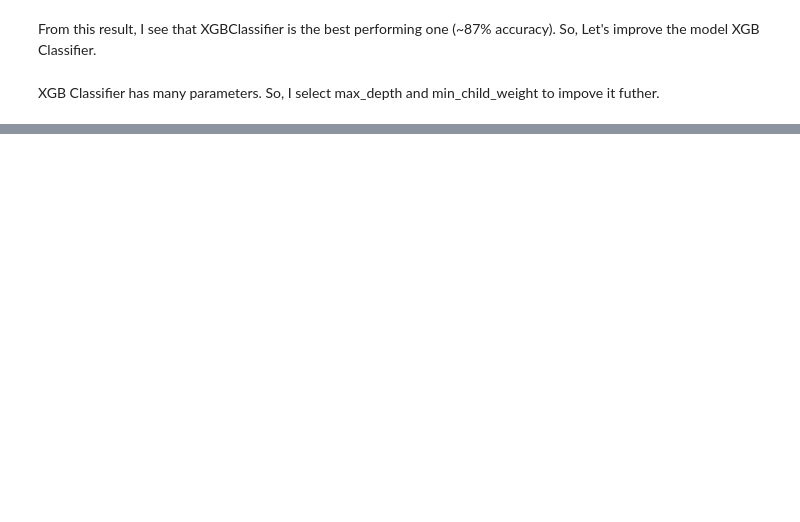
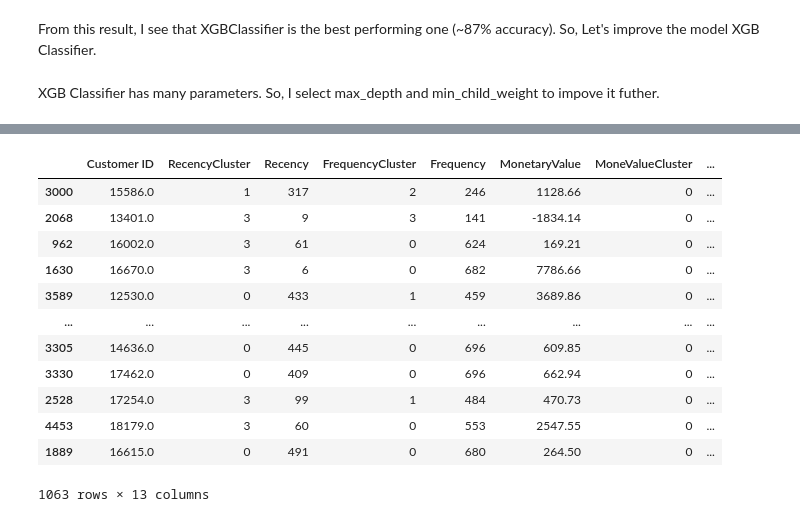
Before and after one commit to Esthercute/CS114.O11-22520955, a Jupyter notebook: CS114.ipynb, the cells around one changed output, grey strips where cells are left out. Saved outputs shown, nothing was run; the diff lists cells and outputs as text; code cells hidden in the pictures; blank space fills up the shorter version.

```diff
--- a/CS114.ipynb
+++ b/CS114.ipynb
@@ -498,4 +579,20 @@ X_test
 1063 rows × 13 columns
+# %%
+X_test
+# %% [output]
+|  | Customer ID | RecencyCluster | Recency | FrequencyCluster | Frequency | MonetaryValue | MoneValueCluster | ... |
+| 3000 | 15586.0 | 1 | 317 | 2 | 246 | 1128.66 | 0 | ... |
+| 2068 | 13401.0 | 3 | 9 | 3 | 141 | -1834.14 | 0 | ... |
+| 962 | 16002.0 | 3 | 61 | 0 | 624 | 169.21 | 0 | ... |
+| 1630 | 16670.0 | 3 | 6 | 0 | 682 | 7786.66 | 0 | ... |
+| 3589 | 12530.0 | 0 | 433 | 1 | 459 | 3689.86 | 0 | ... |
+| ... | ... | ... | ... | ... | ... | ... | ... | ... |
+| 3305 | 14636.0 | 0 | 445 | 0 | 696 | 609.85 | 0 | ... |
+| 3330 | 17462.0 | 0 | 409 | 0 | 696 | 662.94 | 0 | ... |
+| 2528 | 17254.0 | 3 | 99 | 1 | 484 | 470.73 | 0 | ... |
+| 4453 | 18179.0 | 3 | 60 | 0 | 553 | 2547.55 | 0 | ... |
+| 1889 | 16615.0 | 0 | 491 | 0 | 680 | 264.50 | 0 | ... |
+1063 rows × 13 columns
 # %%
 compare_df = X_test.assign(
     compare_actual_value_with_pred = lambda x: x['y_actual_value'] == x['y_pred']
```
Also changed, not shown: parts of 28 cells of this notebook.
